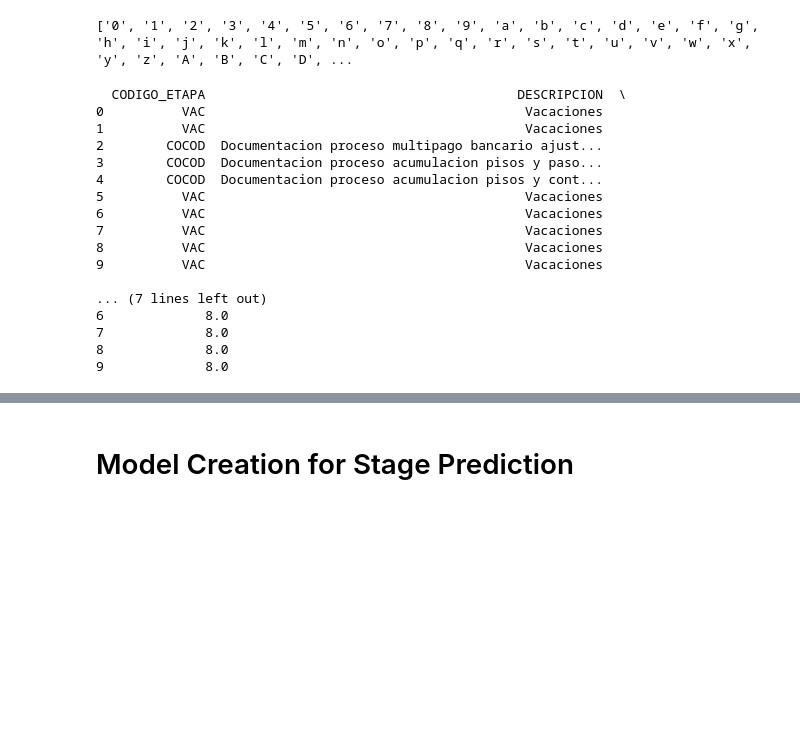
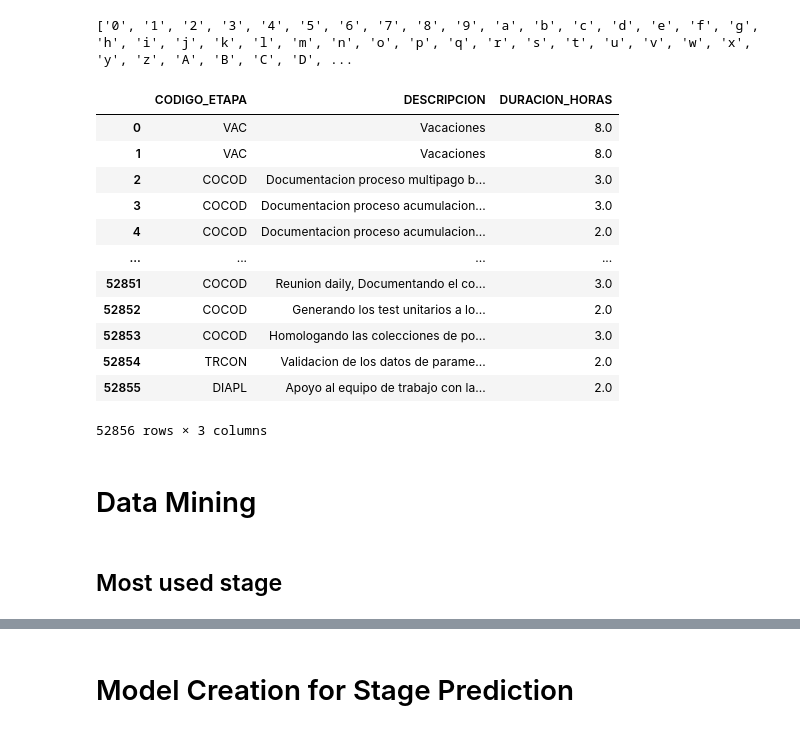
Before and after one commit to jrsalgadoASW/hw4_ares, a Jupyter notebook: model_creation.ipynb, the cells around one changed output, grey strips where cells are left out. Drawn from its saved outputs; the diff is of its cells as text; code cells hidden in the pictures; blank space fills up the shorter version.

Commit message:
Stage Prediction

```diff
--- a/model_creation.ipynb
+++ b/model_creation.ipynb
@@ -90,22 +88,22 @@ def get_relevant_columns(df: pd.DataFrame):
 # %%
 data = get_relevant_columns(data)
 data[get_column_labels()['DESCRIPCION']] = data[get_column_labels()['DESCRIPCION']].apply(get_clean_text)
-print(data.head(10))
+data
 # %% [output]
+|  | CODIGO_ETAPA | DESCRIPCION | DURACION_HORAS |
+| 0 | VAC | Vacaciones | 8.0 |
+| 1 | VAC | Vacaciones | 8.0 |
+| 2 | COCOD | Documentacion proceso multipago b... | 3.0 |
+| 3 | COCOD | Documentacion proceso acumulacion... | 3.0 |
+| 4 | COCOD | Documentacion proceso acumulacion... | 2.0 |
+| ... | ... | ... | ... |
+| 52851 | COCOD | Reunion daily, Documentando el co... | 3.0 |
+| 52852 | COCOD | Generando los test unitarios a lo... | 2.0 |
+| 52853 | COCOD | Homologando las colecciones de po... | 3.0 |
+| 52854 | TRCON | Validacion de los datos de parame... | 2.0 |
+| 52855 | DIAPL | Apoyo al equipo de trabajo con la... | 2.0 |
-  CODIGO_ETAPA                                        DESCRIPCION  \
-0          VAC                                         Vacaciones
-1          VAC                                         Vacaciones
-2        COCOD  Documentacion proceso multipago bancario ajust...
-3        COCOD  Documentacion proceso acumulacion pisos y paso...
-4        COCOD  Documentacion proceso acumulacion pisos y cont...
-5          VAC                                         Vacaciones
-6          VAC                                         Vacaciones
-7          VAC                                         Vacaciones
-8          VAC                                         Vacaciones
-9          VAC                                         Vacaciones
-
-... (7 lines left out)
-6             8.0
-7             8.0
-8             8.0
-9             8.0
+52856 rows × 3 columns
+# %% [markdown]
+# Data Mining
+# %% [markdown]
+## Most used stage
```
Also changed, not shown: parts of 10 cells of this notebook.
